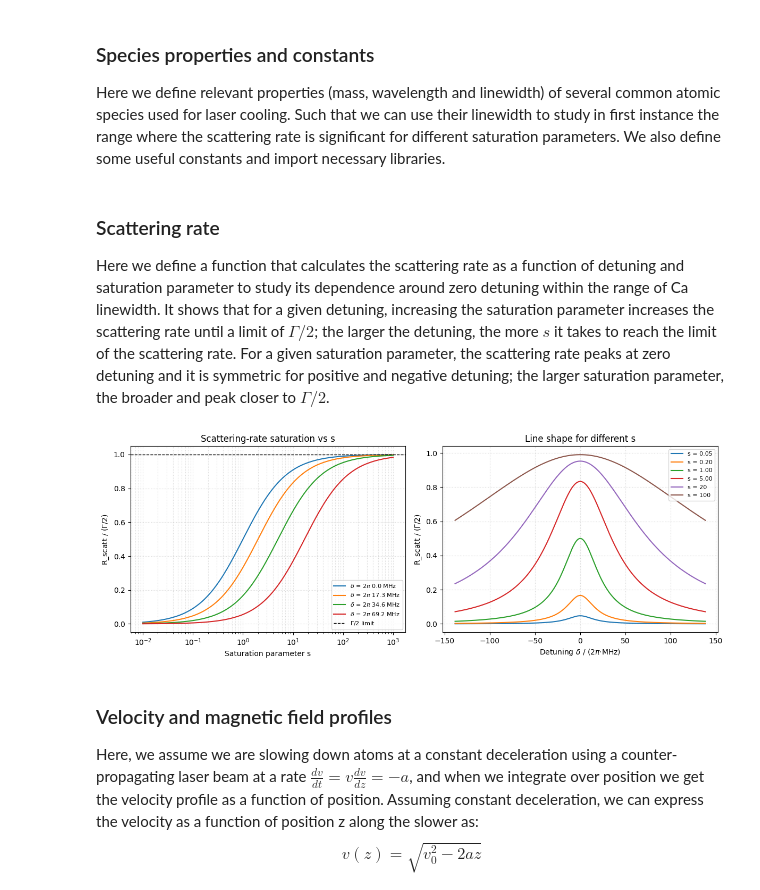
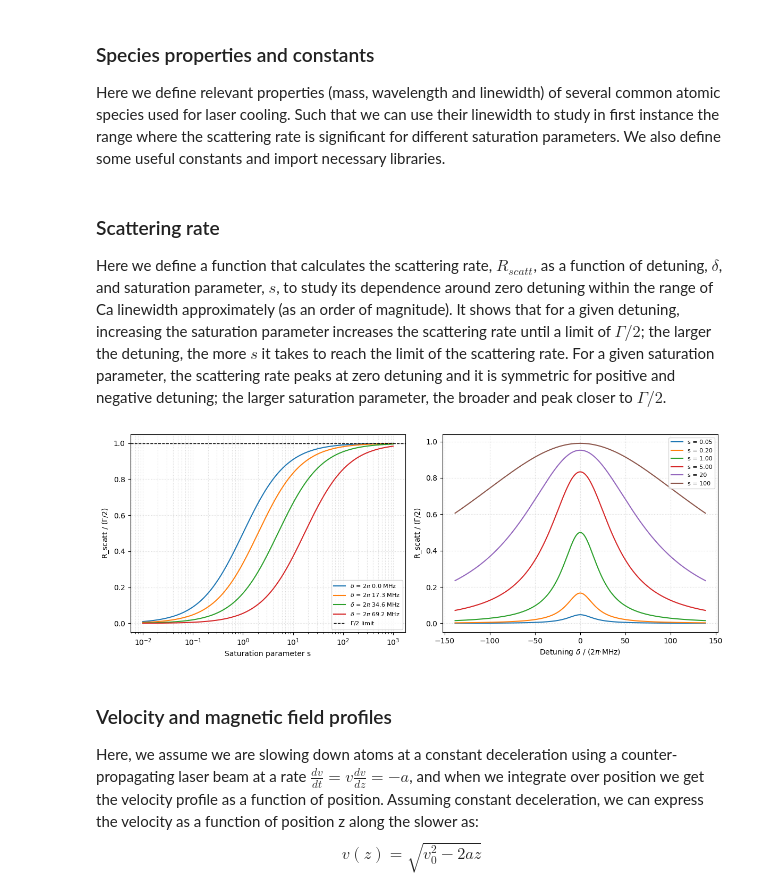
Before and after one commit to Eric-Vidal-hub/PhD_simulations, a Jupyter notebook: ZS_interactive_EVM.ipynb, the cells around one changed output. Saved outputs shown, nothing was run; the diff lists cells and outputs as text; code cells hidden in the pictures.

```diff
--- a/ZS_interactive_EVM.ipynb
+++ b/ZS_interactive_EVM.ipynb
@@ -70,52 +70,54 @@ for refresh_func_name in ("refresh_simple", "refresh_advanced"):
 # %% [markdown]
 ### Scattering rate
 
-Here we define a function that calculates the scattering rate as a function of detuning and saturation parameter to study its dependence around zero detuning within the range of Ca linewidth.
+Here we define a function that calculates the scattering rate, $R_{scatt}$, as a function of detuning, $\delta$, and saturation parameter, $s$, to study its dependence around zero detuning within the range of Ca linewidth approximately (as an order of magnitude).
 It shows that for a given detuning, increasing the saturation parameter increases the scattering rate until a limit of $\Gamma / 2$; the larger the detuning, the more $s$ it takes to reach the limit of the scattering rate.
 For a given saturation parameter, the scattering rate peaks at zero detuning and it is symmetric for positive and negative detuning; the larger saturation parameter, the broader and peak closer to $\Gamma / 2$.
 # %%
 # Visualize how the scattering rate depends on saturation parameter and detuning
-def scattering_rate(s, delta, gamma):
-    return 0.5 * gamma * (s / (1.0 + s + 4.0 * (delta / gamma) ** 2))
+def scattering_rate(s_param, delta, gamma):
+    return 0.5 * gamma * (s_param / (1.0 + s_param + 4.0 * (delta / gamma) ** 2))
 
+# Get current species parameters
 current_species = species_data[species.value]
 gamma_val = current_species["gamma"]
 
+# Prepare data for plotting
 s_values = np.logspace(-2, 3, 400)
 detuning_values = np.linspace(-4 * gamma_val, 4 * gamma_val, 600)
 
+# Sample values for plotting
 detuning_samples = [0.0, 0.5 * gamma_val, 1.0 * gamma_val, 2.0 * gamma_val]
 saturation_samples = [0.05, 0.2, 1.0, 5.0, 20.0, 100.0]
 
+# Calculate scattering rates for the samples
 rates_vs_s = {delta: scattering_rate(s_values, delta, gamma_val) for delta in detuning_samples}
 rates_vs_delta = {s: scattering_rate(s, detuning_values, gamma_val) for s in saturation_samples}
 
 fig, (ax_left, ax_right) = plt.subplots(1, 2, figsize=(12, 4.5))
 
 for delta, rates in rates_vs_s.items():
     label = f"$\delta$ = 2$\pi$ {delta / (2 * math.pi * 1e6):.1f} MHz"
     ax_left.plot(s_values, rates / (gamma_val / 2), label=label)
 ax_left.axhline(1.0, color="k", ls="--", lw=1, label="$\Gamma$/2 limit")
 ax_left.set_xscale("log")
 ax_left.set_xlabel("Saturation parameter s")
 ax_left.set_ylabel("R_scatt / ($\Gamma$/2)")
-ax_left.set_title("Scattering-rate saturation vs s")
 ax_left.legend(loc="lower right", fontsize=8)
 ax_left.grid(True, which="both", ls=":", alpha=0.5)
 
 for s_val, rates in rates_vs_delta.items():
     label = f"s = {s_val:.2f}" if s_val < 10 else f"s = {s_val:.0f}"
     ax_right.plot(detuning_values / (2 * math.pi * 1e6), rates / (gamma_val / 2), label=label)
 ax_right.set_xlabel("Detuning $\delta$ / (2$\pi$·MHz)")
 ax_right.set_ylabel("R_scatt / ($\Gamma$/2)")
-ax_right.set_title("Line shape for different s")
 ax_right.legend(loc="upper right", fontsize=8)
 ax_right.grid(True, ls=":", alpha=0.5)
 
 plt.tight_layout()
 plt.show()
 # %% [output]
-[figure, old version]
+[figure, new version]
 # %% [markdown]
 ### Velocity and magnetic field profiles
 
```
Also changed, not shown: parts of 5 cells of this notebook, 1 other file.
